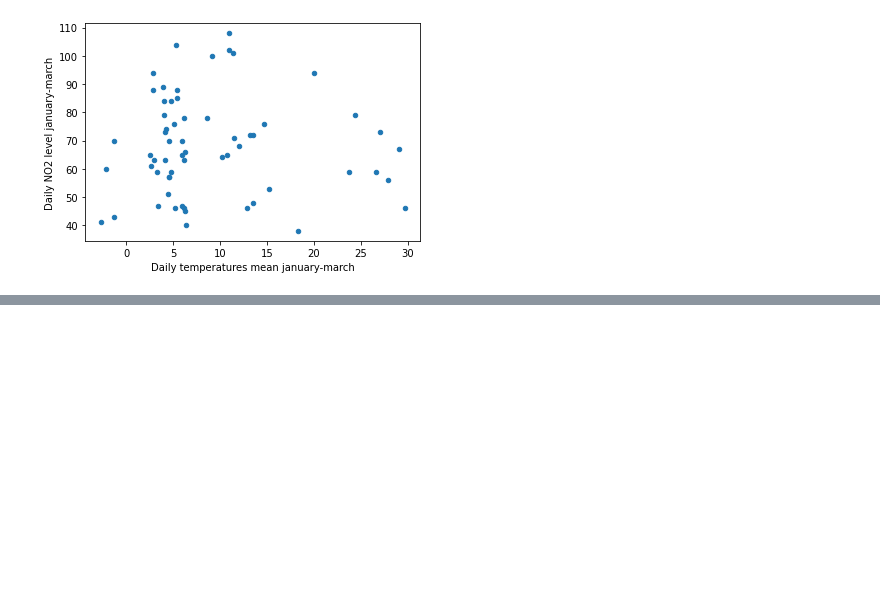
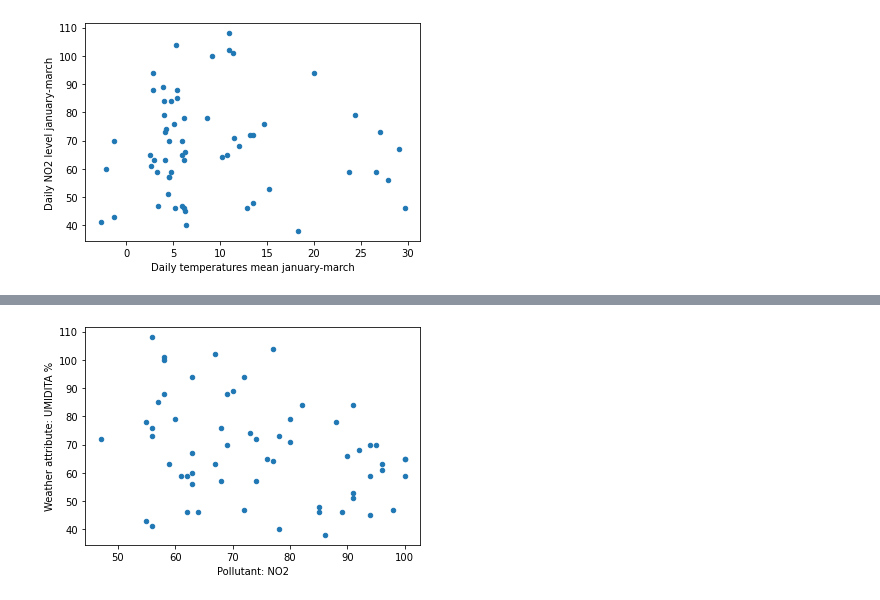
Before and after one commit to prometheus404/progetto_visualizzazione, a Jupyter notebook: weather/pollution_weather.ipynb, the cells around one changed output, grey strips where cells are left out. Cells and saved outputs as stored; diff of their text form; code cells hidden in the pictures; blank space fills up the shorter version.

```diff
--- a/weather/pollution_weather.ipynb
+++ b/weather/pollution_weather.ipynb
@@ -86,0 +125,4 @@ plt.show()
+# %%
+weather_pollutant("NO2", 2, "UMIDITA %", "2018-01-03", "2018-03-30")
+# %% [output]
+[figure, added]
```
Also changed, not shown: parts of 7 cells of this notebook, 1 other file.
